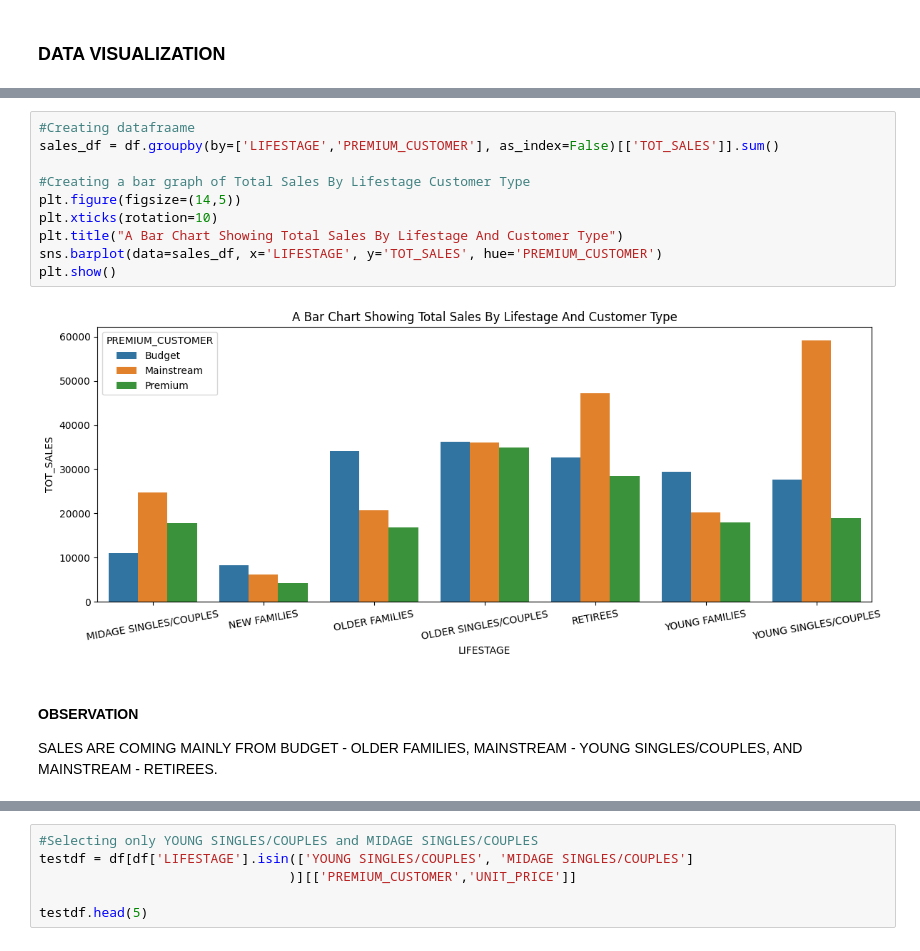
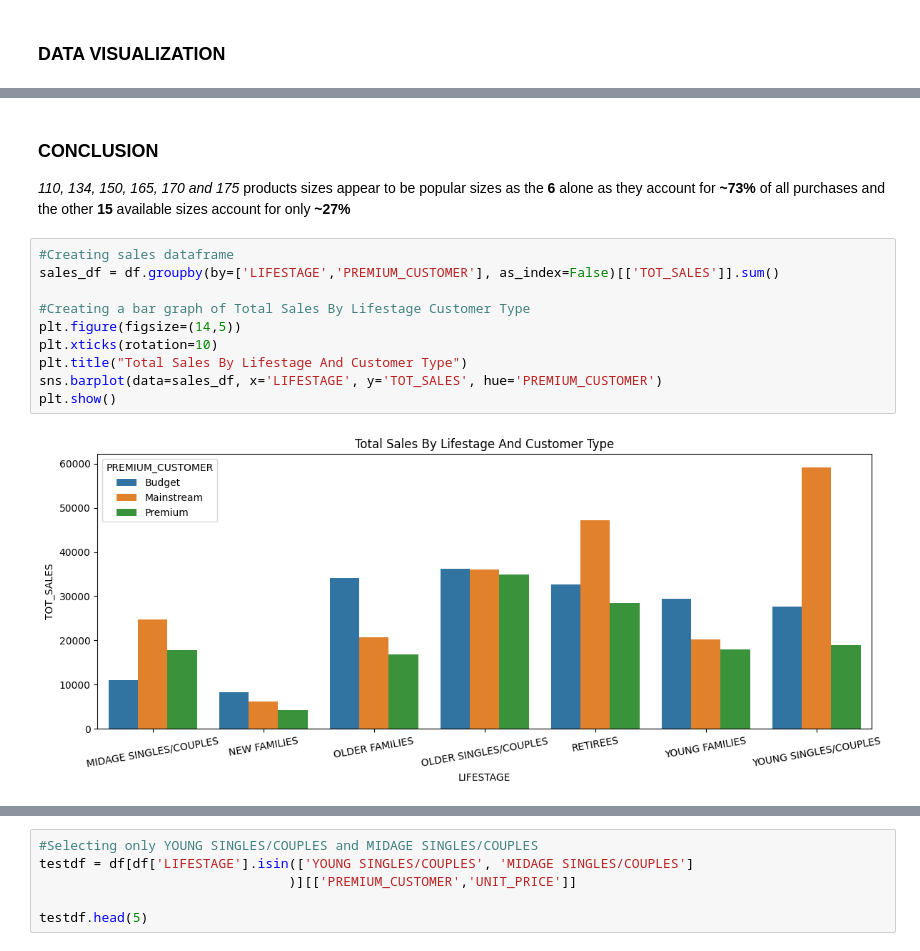
Before and after one commit to Stephen-Adwini-Badu/04.-Quantium-Project, a Jupyter notebook: Quantium Project Notebook.ipynb, the cells around one changed output, grey strips where cells are left out. Cells and saved outputs as stored; diff of their text form.

```diff
--- a/Quantium Project Notebook.ipynb
+++ b/Quantium Project Notebook.ipynb
@@ -338,15 +396,15 @@ dtype: int64
+# %% [markdown]
+### CONCLUSION
+*110, 134, 150, 165, 170 and 175* products sizes appear to be popular sizes as the **6** alone as they account for **~73%** of all purchases and the other **15** available sizes account for only **~27%**
 # %%
-#Creating datafraame
+#Creating sales dataframe
 sales_df = df.groupby(by=['LIFESTAGE','PREMIUM_CUSTOMER'], as_index=False)[['TOT_SALES']].sum()
 
 #Creating a bar graph of Total Sales By Lifestage Customer Type
 plt.figure(figsize=(14,5))
 plt.xticks(rotation=10)
-plt.title("A Bar Chart Showing Total Sales By Lifestage And Customer Type")
+plt.title("Total Sales By Lifestage And Customer Type")
 sns.barplot(data=sales_df, x='LIFESTAGE', y='TOT_SALES', hue='PREMIUM_CUSTOMER')
 plt.show()
 # %% [output]
-[figure, old version]
+[figure, new version]
-# %% [markdown]
-#### OBSERVATION
-SALES ARE COMING MAINLY FROM BUDGET - OLDER FAMILIES, MAINSTREAM - YOUNG SINGLES/COUPLES, AND MAINSTREAM - RETIREES.
```
Also changed, not shown: parts of 76 cells of this notebook.
